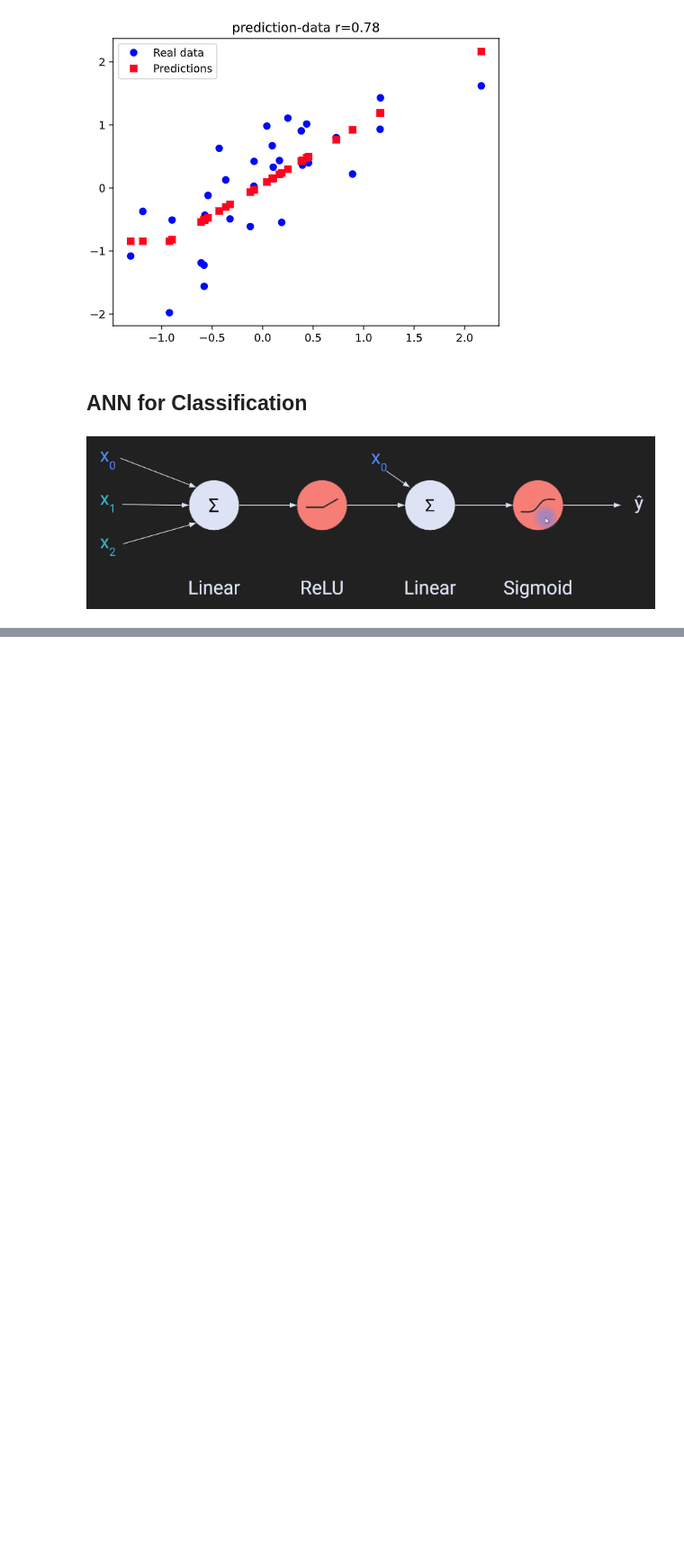
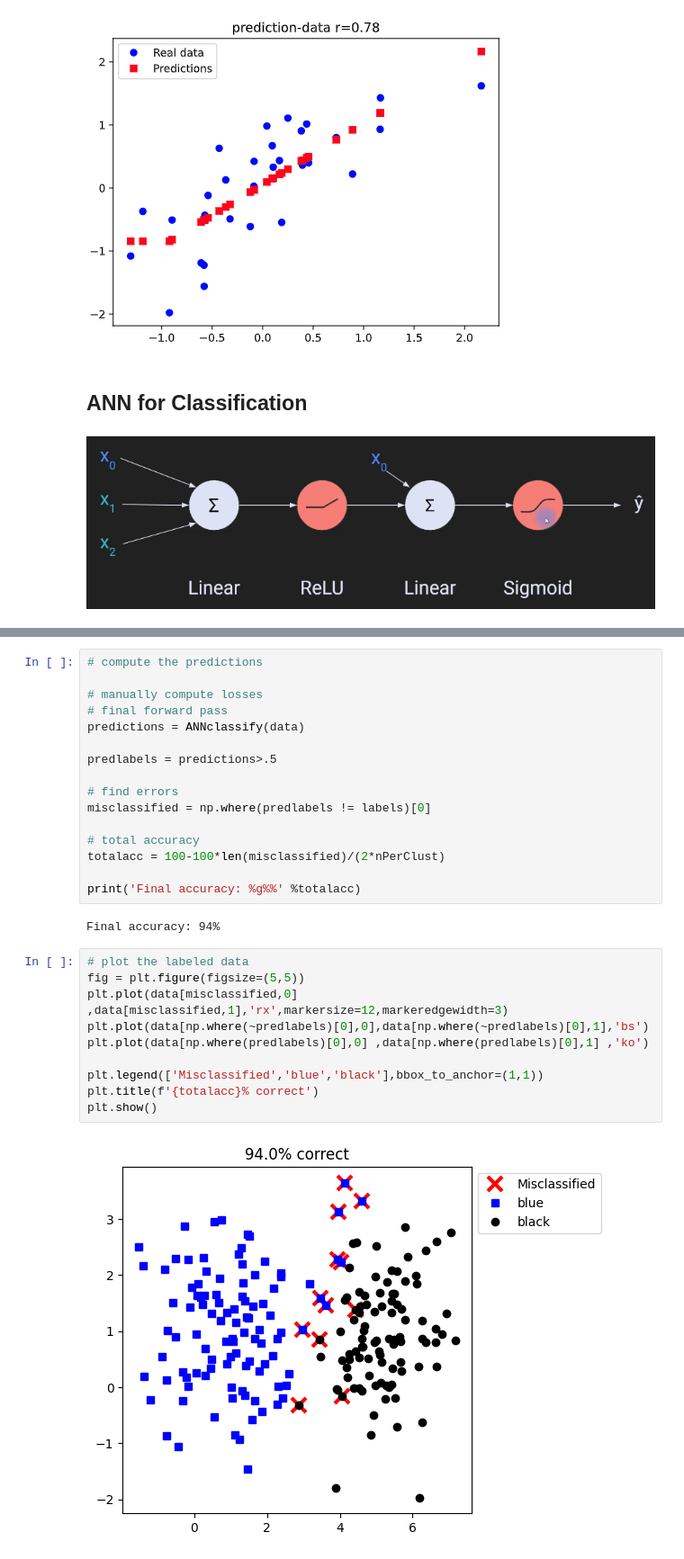
Before and after one commit to Ashkania/DL_template, a Jupyter notebook: DL_temp.ipynb, the cells around one changed output, grey strips where cells are left out. Shown: that part at 90% size. Saved outputs shown, nothing was run; the diff lists cells and outputs as text; blank space fills up the shorter version.

```diff
--- a/DL_temp.ipynb
+++ b/DL_temp.ipynb
@@ -106,0 +212,30 @@ plt.show()
+# %%
+# compute the predictions
+
+# manually compute losses
+# final forward pass
+predictions = ANNclassify(data)
+
+predlabels = predictions>.5
+
+# find errors
+misclassified = np.where(predlabels != labels)[0]
+
+# total accuracy
+totalacc = 100-100*len(misclassified)/(2*nPerClust)
+
+print('Final accuracy: %g%%' %totalacc)
+# %% [output]
+Final accuracy: 94%
+# %%
+# plot the labeled data
+fig = plt.figure(figsize=(5,5))
+plt.plot(data[misclassified,0] ,data[misclassified,1],'rx',markersize=12,markeredgewidth=3)
+plt.plot(data[np.where(~predlabels)[0],0],data[np.where(~predlabels)[0],1],'bs')
+plt.plot(data[np.where(predlabels)[0],0] ,data[np.where(predlabels)[0],1] ,'ko')
+
+plt.legend(['Misclassified','blue','black'],bbox_to_anchor=(1,1))
+plt.title(f'{totalacc}% correct')
+plt.show()
+# %% [output]
+[figure, added]
```
Also changed, not shown: parts of 13 cells of this notebook.
